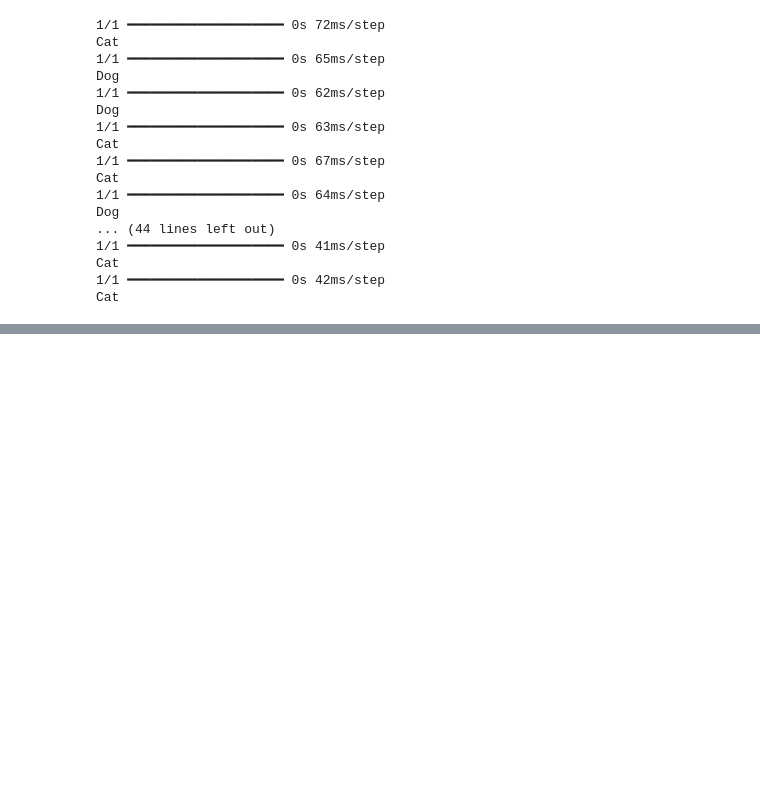
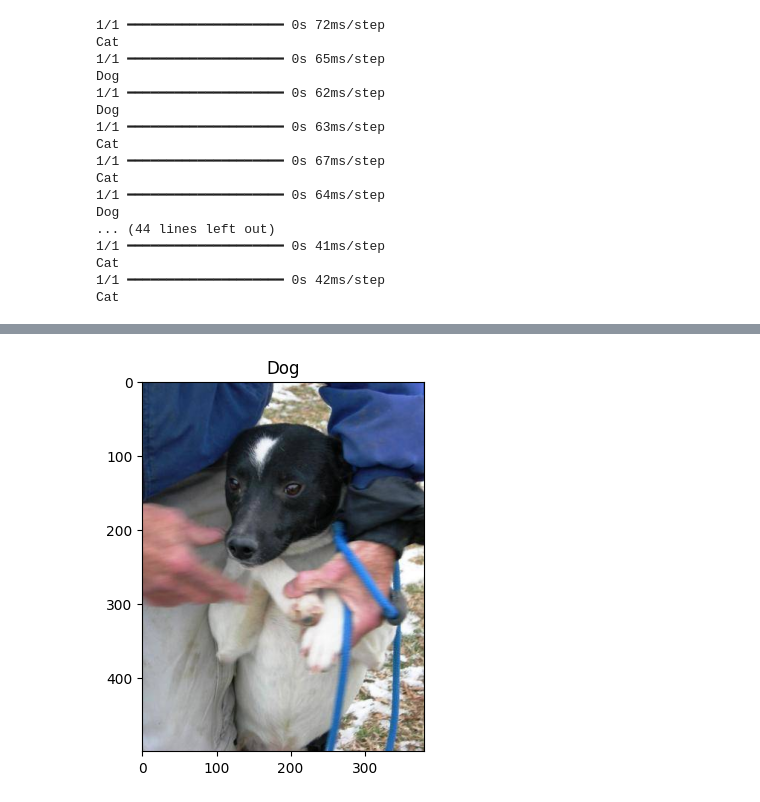
Before and after one commit to python-is-life2022/Cats-vs-Dogs-Image-Classification-CNN, a Jupyter notebook: test_cats_vs_dogs_model.ipynb, the cells around one changed output, grey strips where cells are left out. Drawn from its saved outputs; the diff is of its cells as text; code cells hidden in the pictures; blank space fills up the shorter version.

Commit message:
Add single-image prediction preview for cats vs dogs

```diff
--- a/test_cats_vs_dogs_model.ipynb
+++ b/test_cats_vs_dogs_model.ipynb
@@ -39,3 +39,15 @@ Dog
 Cat
 1/1 ━━━━━━━━━━━━━━━━━━━━ 0s 42ms/step
 Cat
+# %%
+image = plt.imread(f'test_photos/test_photos/1.jpg')
+plt.imshow(image)
+image = tf.image.resize(image, (64, 64))
+image = tf.cast(image, tf.float32) / 255.0
+image = tf.expand_dims(image, axis= 0)
+y_hat = model.predict(image)
+if y_hat > 0.5:
+    plt.title('Dog')
+else:
+    plt.title('Cat')
+# %% [output]
@@ -41,0 +55 @@ Cat
+[figure, added]
```
Also changed, not shown: parts of 1 cell of this notebook.
